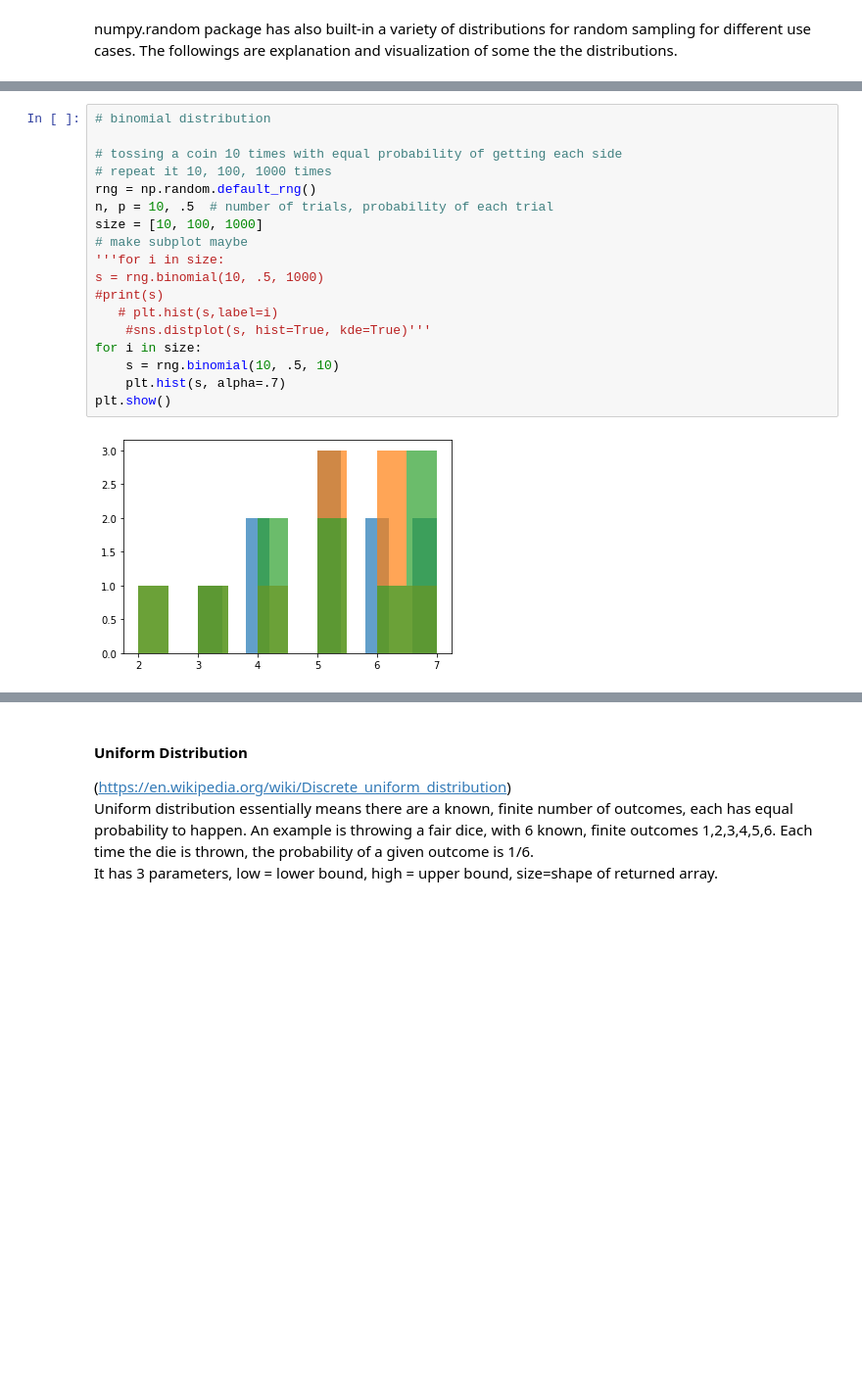
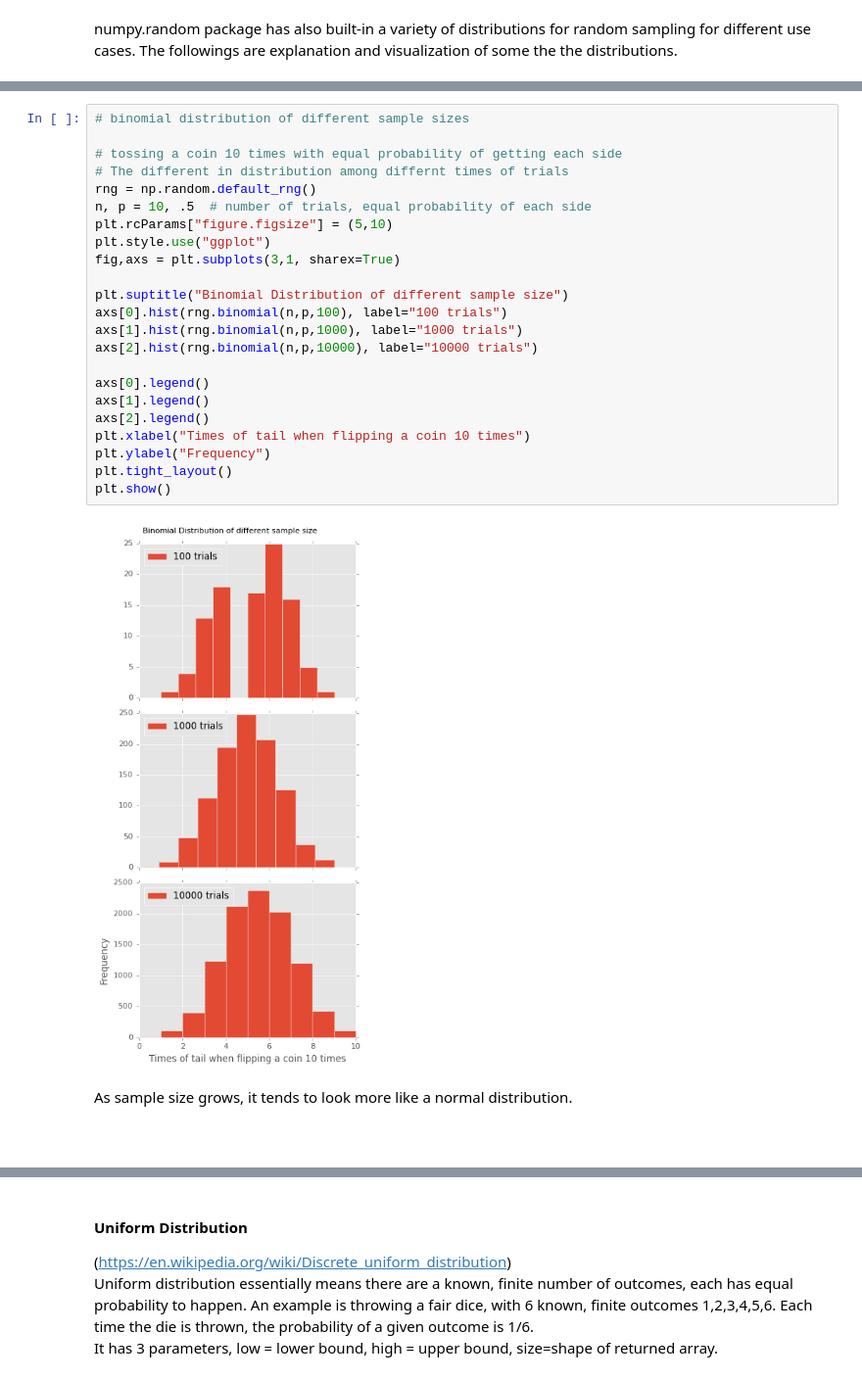
Before and after one commit to HazelIP/Programming-for-DA-assignment, a Jupyter notebook: Numpy Random package.ipynb, the cells around one changed output, grey strips where cells are left out. Shown at 98% size. Cells and saved outputs as stored; diff of their text form; blank space fills up the shorter version.

Commit message:
normal,binomial,uniform code and plots

```diff
--- a/Numpy Random package.ipynb
+++ b/Numpy Random package.ipynb
@@ -376,22 +439,31 @@ Since binomial distribution is a discrete probability distribution, we will use
 # %%
-# binomial distribution
+# binomial distribution of different sample sizes
 
 # tossing a coin 10 times with equal probability of getting each side
-# repeat it 10, 100, 1000 times
+# The different in distribution among differnt times of trials
 rng = np.random.default_rng()
-n, p = 10, .5  # number of trials, probability of each trial
-size = [10, 100, 1000]
-# make subplot maybe
-'''for i in size:
-s = rng.binomial(10, .5, 1000)
-#print(s)
-   # plt.hist(s,label=i)
-    #sns.distplot(s, hist=True, kde=True)'''
-for i in size:
-    s = rng.binomial(10, .5, 10)
-    plt.hist(s, alpha=.7)
+n, p = 10, .5  # number of trials, equal probability of each side
+plt.rcParams["figure.figsize"] = (5,10)
+plt.style.use("ggplot")
+fig,axs = plt.subplots(3,1, sharex=True)
+
+plt.suptitle("Binomial Distribution of different sample size")
+axs[0].hist(rng.binomial(n,p,100), label="100 trials")
+axs[1].hist(rng.binomial(n,p,1000), label="1000 trials")
+axs[2].hist(rng.binomial(n,p,10000), label="10000 trials")
+
+axs[0].legend()
+axs[1].legend()
+axs[2].legend()
+plt.xlabel("Times of tail when flipping a coin 10 times")
+plt.ylabel("Frequency")
+plt.tight_layout()
 plt.show()
 # %% [output]
-[figure, old version]
+[figure, new version]
+# %% [markdown]
+As sample size grows, it tends to look more like a normal distribution.
+# %% [markdown]
+<br>
 # %% [markdown]
 #### Exponential Distribution
```
Also changed, not shown: parts of 56 cells of this notebook.
